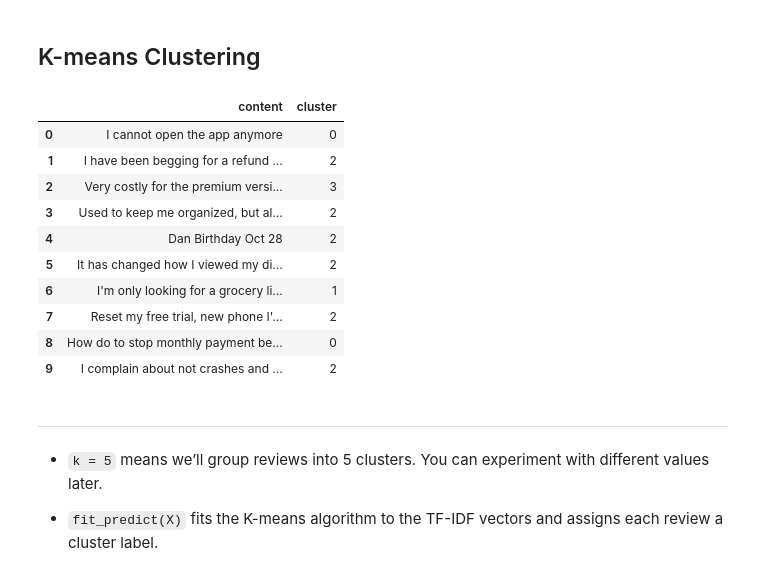
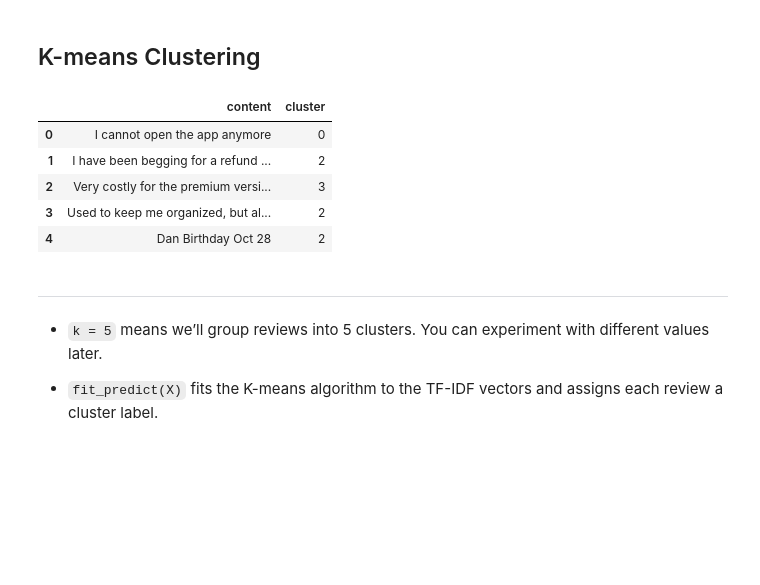
Before and after one commit to qqc524/Negative-App-Reviews-with-NLP, a Jupyter notebook: Negative App Reviews with NLP.ipynb, the cells around one changed output. Drawn from its saved outputs; the diff is of its cells as text; code cells hidden in the pictures; blank space fills up the shorter version.

```diff
--- a/Negative App Reviews with NLP.ipynb
+++ b/Negative App Reviews with NLP.ipynb
@@ -214,20 +216,15 @@ array(['aa', 'aaah', 'aak', 'aap', 'aapako', 'abandon', 'abandoned',
 # %%
 kmeans = KMeans(n_clusters=5, random_state=42)
 negative_reviews['cluster'] = kmeans.fit_predict(X)
 
-negative_reviews[['content', 'cluster']].head(10)
+negative_reviews[['content', 'cluster']].head()
 # %% [output]
 |  | content | cluster |
 | 0 | I cannot open the app anymore | 0 |
 | 1 | I have been begging for a refund ... | 2 |
 | 2 | Very costly for the premium versi... | 3 |
 | 3 | Used to keep me organized, but al... | 2 |
 | 4 | Dan Birthday Oct 28 | 2 |
-| 5 | It has changed how I viewed my di... | 2 |
-| 6 | I'm only looking for a grocery li... | 1 |
-| 7 | Reset my free trial, new phone I'... | 2 |
-| 8 | How do to stop monthly payment be... | 0 |
-| 9 | I complain about not crashes and ... | 2 |
 # %% [markdown]
 ---
 
```
Also changed, not shown: parts of 8 cells of this notebook.
